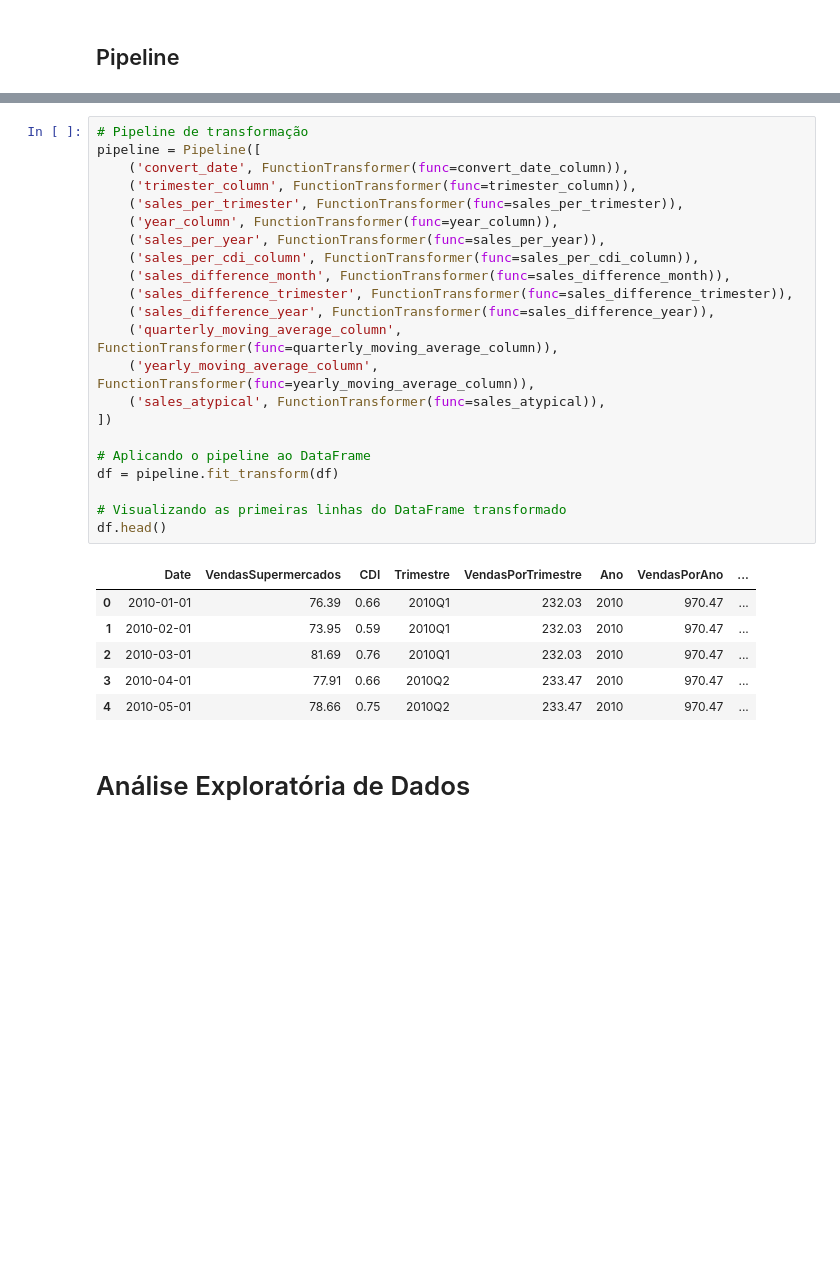
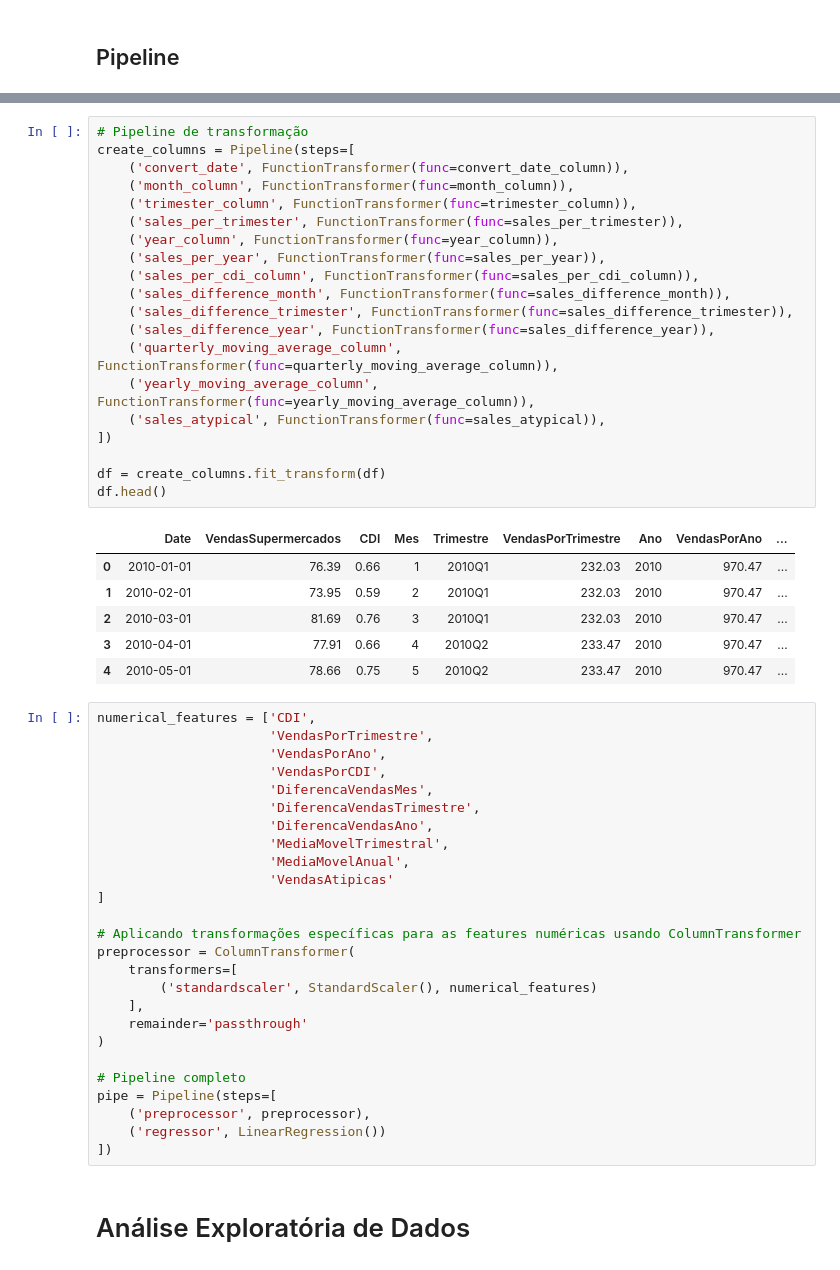
Before and after one commit to leonardoccarv/VendasDeSupermercados, a Jupyter notebook: notebook.ipynb, the cells around one changed output, grey strips where cells are left out. Drawn from its saved outputs; the diff is of its cells as text; blank space fills up the shorter version.

```diff
--- a/notebook.ipynb
+++ b/notebook.ipynb
@@ -138,35 +146,59 @@ df.head()
 | 2 | 2010-03-01 | 81.69 | 0.76 |
 | 3 | 2010-04-01 | 77.91 | 0.66 |
 | 4 | 2010-05-01 | 78.66 | 0.75 |
+# %%
+# Pipeline de transformação
+create_columns = Pipeline(steps=[
+    ('convert_date', FunctionTransformer(func=convert_date_column)),
+    ('month_column', FunctionTransformer(func=month_column)),
+    ('trimester_column', FunctionTransformer(func=trimester_column)),
+    ('sales_per_trimester', FunctionTransformer(func=sales_per_trimester)),
+    ('year_column', FunctionTransformer(func=year_column)),
+    ('sales_per_year', FunctionTransformer(func=sales_per_year)),
+    ('sales_per_cdi_column', FunctionTransformer(func=sales_per_cdi_column)),
+    ('sales_difference_month', FunctionTransformer(func=sales_difference_month)),
+    ('sales_difference_trimester', FunctionTransformer(func=sales_difference_trimester)),
+    ('sales_difference_year', FunctionTransformer(func=sales_difference_year)),
+    ('quarterly_moving_average_column', FunctionTransformer(func=quarterly_moving_average_column)),
+    ('yearly_moving_average_column', FunctionTransformer(func=yearly_moving_average_column)),
+    ('sales_atypical', FunctionTransformer(func=sales_atypical)),
+])
+
+df = create_columns.fit_transform(df)
+df.head()
+# %% [output]
+|  | Date | VendasSupermercados | CDI | Mes | Trimestre | VendasPorTrimestre | Ano | VendasPorAno | ... |
+| 0 | 2010-01-01 | 76.39 | 0.66 | 1 | 2010Q1 | 232.03 | 2010 | 970.47 | ... |
+| 1 | 2010-02-01 | 73.95 | 0.59 | 2 | 2010Q1 | 232.03 | 2010 | 970.47 | ... |
+| 2 | 2010-03-01 | 81.69 | 0.76 | 3 | 2010Q1 | 232.03 | 2010 | 970.47 | ... |
+| 3 | 2010-04-01 | 77.91 | 0.66 | 4 | 2010Q2 | 233.47 | 2010 | 970.47 | ... |
+| 4 | 2010-05-01 | 78.66 | 0.75 | 5 | 2010Q2 | 233.47 | 2010 | 970.47 | ... |
 # %%
-# Pipeline de transformação
-pipeline = Pipeline([
-    ('convert_date', FunctionTransformer(func=convert_date_column)),
-    ('trimester_column', FunctionTransformer(func=trimester_column)),
-    ('sales_per_trimester', FunctionTransformer(func=sales_per_trimester)),
-    ('year_column', FunctionTransformer(func=year_column)),
-    ('sales_per_year', FunctionTransformer(func=sales_per_year)),
-    ('sales_per_cdi_column', FunctionTransformer(func=sales_per_cdi_column)),
-    ('sales_difference_month', FunctionTransformer(func=sales_difference_month)),
-    ('sales_difference_trimester', FunctionTransformer(func=sales_difference_trimester)),
-    ('sales_difference_year', FunctionTransformer(func=sales_difference_year)),
-    ('quarterly_moving_average_column', FunctionTransformer(func=quarterly_moving_average_column)),
-    ('yearly_moving_average_column', FunctionTransformer(func=yearly_moving_average_column)),
-    ('sales_atypical', FunctionTransformer(func=sales_atypical)),
+numerical_features = ['CDI',
+                      'VendasPorTrimestre',
+                      'VendasPorAno',
+                      'VendasPorCDI',
+                      'DiferencaVendasMes',
+                      'DiferencaVendasTrimestre',
+                      'DiferencaVendasAno',
+                      'MediaMovelTrimestral',
+                      'MediaMovelAnual',
+                      'VendasAtipicas'
+]
+
+# Aplicando transformações específicas para as features numéricas usando ColumnTransformer
+preprocessor = ColumnTransformer(
+    transformers=[
+        ('standardscaler', StandardScaler(), numerical_features)
+    ],
+    remainder='passthrough'
+)
+
+# Pipeline completo
+pipe = Pipeline(steps=[
+    ('preprocessor', preprocessor),
+    ('regressor', LinearRegression())
 ])
-
-# Aplicando o pipeline ao DataFrame
-df = pipeline.fit_transform(df)
-
-# Visualizando as primeiras linhas do DataFrame transformado
-df.head()
-# %% [output]
-|  | Date | VendasSupermercados | CDI | Trimestre | VendasPorTrimestre | Ano | VendasPorAno | ... |
-| 0 | 2010-01-01 | 76.39 | 0.66 | 2010Q1 | 232.03 | 2010 | 970.47 | ... |
-| 1 | 2010-02-01 | 73.95 | 0.59 | 2010Q1 | 232.03 | 2010 | 970.47 | ... |
-| 2 | 2010-03-01 | 81.69 | 0.76 | 2010Q1 | 232.03 | 2010 | 970.47 | ... |
-| 3 | 2010-04-01 | 77.91 | 0.66 | 2010Q2 | 233.47 | 2010 | 970.47 | ... |
-| 4 | 2010-05-01 | 78.66 | 0.75 | 2010Q2 | 233.47 | 2010 | 970.47 | ... |
 # %% [markdown]
 # Análise Exploratória de Dados
 # %%
```
Also changed, not shown: parts of 13 cells of this notebook.
